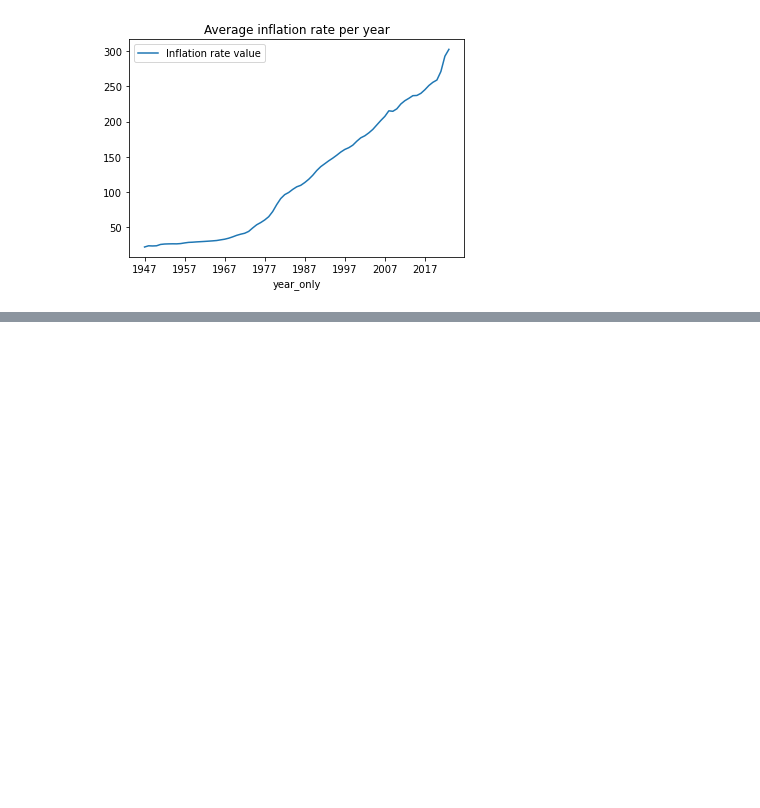
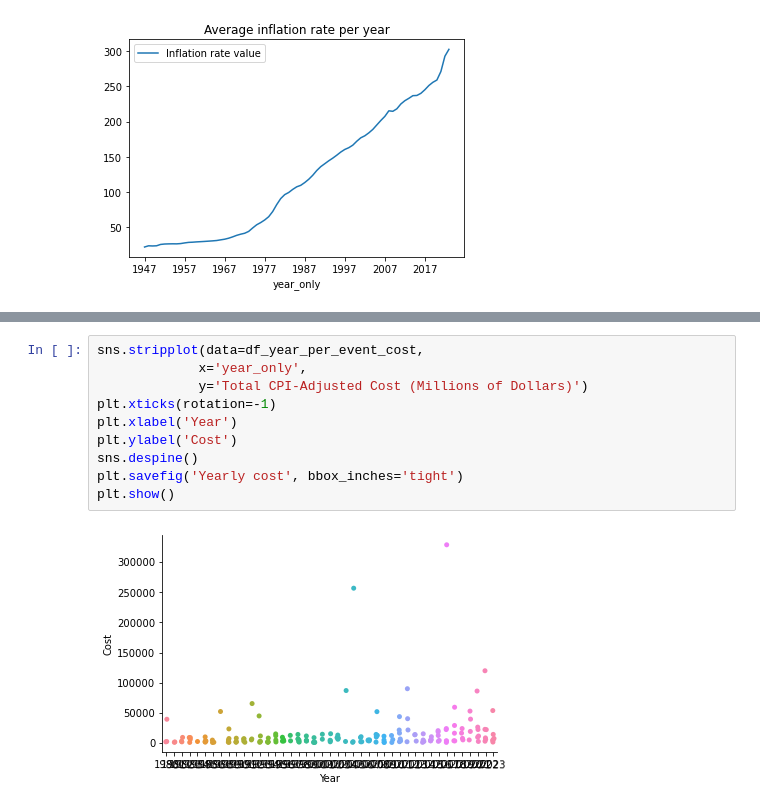
Before and after one commit to mstegmuller/Capstone-Project-, a Jupyter notebook: Capstone Project/Capstone_Project_Data_Wrangling.ipynb, the cells around one changed output, grey strips where cells are left out. Drawn from its saved outputs; the diff is of its cells as text; blank space fills up the shorter version.

```diff
--- a/Capstone Project/Capstone_Project_Data_Wrangling.ipynb
+++ b/Capstone Project/Capstone_Project_Data_Wrangling.ipynb
@@ -723,0 +816,12 @@ inflation_rate_per_year.plot(x= "year_only", y = "Inflation rate value", title=
+# %%
+sns.stripplot(data=df_year_per_event_cost,
+             x='year_only',
+             y='Total CPI-Adjusted Cost (Millions of Dollars)')
+plt.xticks(rotation=-1)
+plt.xlabel('Year')
+plt.ylabel('Cost')
+sns.despine()
+plt.savefig('Yearly cost', bbox_inches='tight')
+plt.show()
+# %% [output]
+[figure, added]
```
Also changed, not shown: parts of 13 cells of this notebook, 1 other file.
